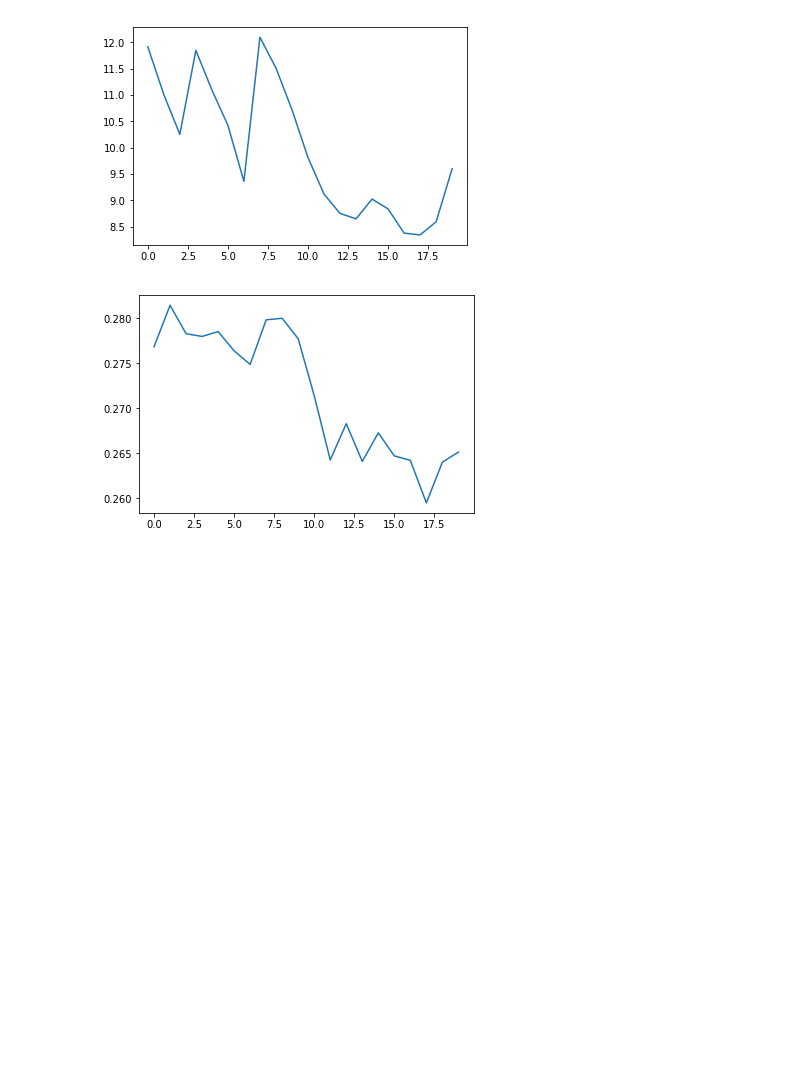
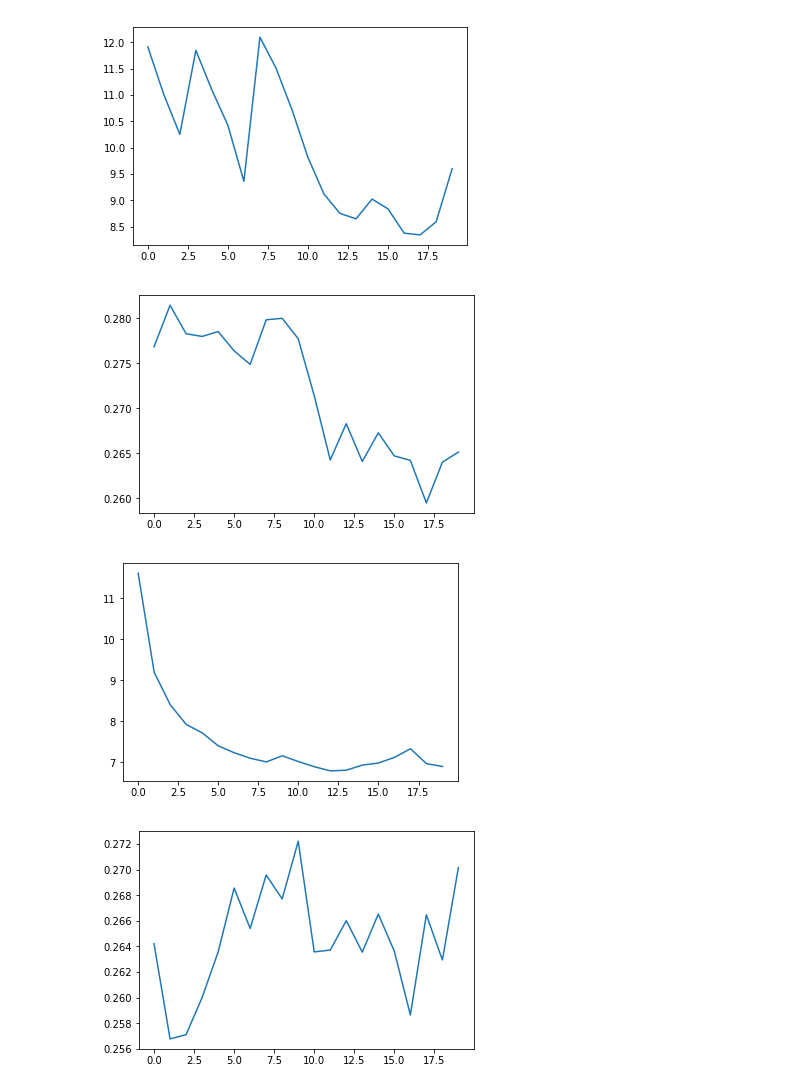
Before and after one commit to D2KLab/touringrec, a Jupyter notebook: SetupScript/RNN/show_results.ipynb, the cells around one changed output. Cells and saved outputs as stored; diff of their text form; code cells hidden in the pictures; blank space fills up the shorter version.

```diff
--- a/SetupScript/RNN/show_results.ipynb
+++ b/SetupScript/RNN/show_results.ipynb
@@ -212,0 +219,5 @@ plotn(7, 10)
+# %%
+plotn(8, 10)
+# %% [output]
+[figure, added]
+[figure, added]
```
Also changed, not shown: parts of 5 cells of this notebook, 11 other files.
